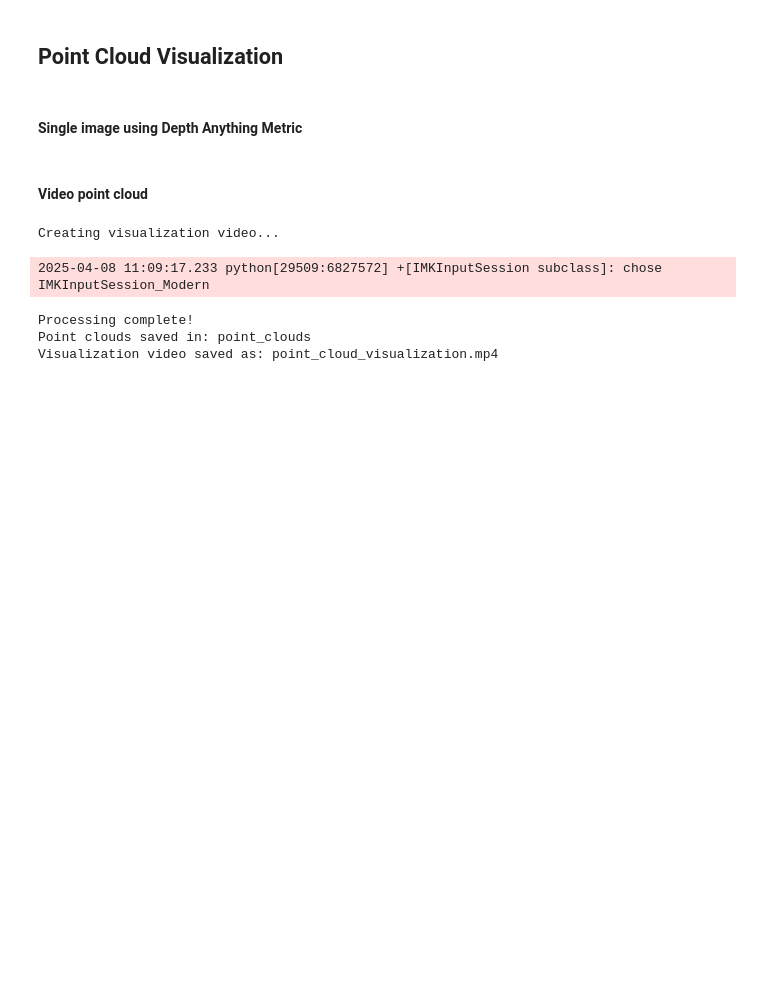
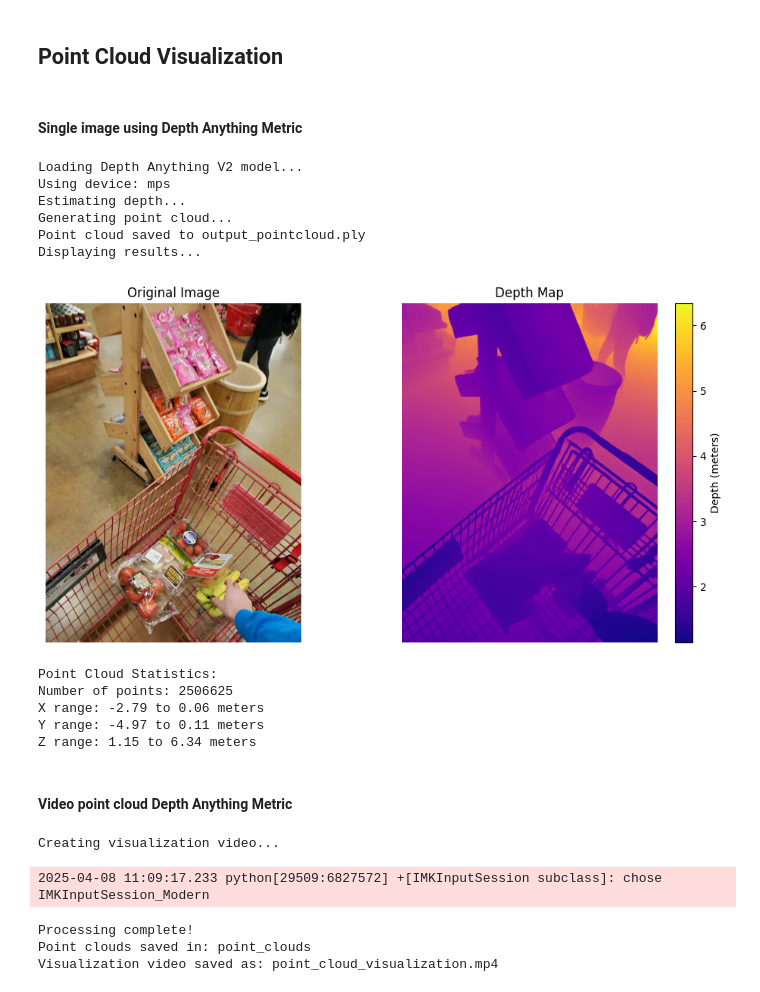
Before and after one commit to OMGrab/Multimodal-video-annotation, a Jupyter notebook: multimodal_annotation.ipynb, the cells around one changed output. Drawn from its saved outputs; the diff is of its cells as text; code cells hidden in the pictures; blank space fills up the shorter version.

```diff
--- a/multimodal_annotation.ipynb
+++ b/multimodal_annotation.ipynb
@@ -304,6 +532,7 @@ import cv2
 from transformers import AutoImageProcessor, AutoModelForDepthEstimation
 import matplotlib.pyplot as plt
 
+
 def get_device():
     """Get the best available device (MPS, CUDA, or CPU)"""
     if torch.backends.mps.is_available():
@@ -312,28 +541,32 @@ def get_device():
         return torch.device("cuda")
     return torch.device("cpu")
 
-def rectify_images(image_path, camera_matrix, dist_coeffs):
-    """Rectify and undistort a single image using camera calibration parameters"""
+def rectify_image(image_path, camera_matrix, dist_coeffs):
+    """Rectify, undistort, and crop a single image to the maximum valid rectangle."""
     # Load image
     image = cv2.imread(image_path)
     if image is None:
         raise ValueError(f"Could not load image at {image_path}")
 
-    # Get image size
-    image_size = (image.shape[1], image.shape[0])
+    h, w = image.shape[:2]
 
-    # Undistort image using camera parameters
-    undistorted = cv2.undistort(image, camera_matrix, dist_coeffs, None, camera_matrix)
+    # Get the optimal new camera matrix and region of interest (ROI) with alpha=0
+    # alpha=0 means the returned matrix ensures no black pixels are visible after undistortion
+    newcameramtx, roi = cv2.getOptimalNewCameraMatrix(camera_matrix, dist_coeffs, (w,h), 0, (w,h))
 
-    # Convert BGR to RGB
-    undistorted_rgb = cv2.cvtColor(undistorted, cv2.COLOR_BGR2RGB)
+    # Undistort the image using the new optimal camera matrix
+    undistorted = cv2.undistort(image, camera_matrix, dist_coeffs, None, newcameramtx)
 
-    # Save undistorted image with original name + rectified
-    image_name = image_path.split("/")[-1]
-    base_name = image_name.rsplit(".", 1)[0]
-    cv2.imwrite(f"{base_name}_rectified.jpg", undistorted)
+    # Crop the image to the calculated ROI
+    x, y, w_roi, h_roi = roi
+    cropped_undistorted = undistorted[y:y+h_roi, x:x+w_roi]
 
-    return undistorted_rgb
+    # Convert the *cropped* BGR image to RGB
+    cropped_undistorted_rgb = cv2.cvtColor(cropped_undistorted, cv2.COLOR_BGR2RGB)
+
+    return cropped_undistorted_rgb
+
+
 
 def load_depth_model(model_name="depth-anything/Depth-Anything-V2-Metric-Indoor-Large-hf"):
     """Load the Depth Anything V2 model and processor with MPS acceleration"""
@@ -349,7 +582,7 @@ def load_depth_model(model_name="depth-anything/Depth-Anything-V2-Metric-Indoor-
 def estimate_depth(image_path, model, processor, device, camera_matrix, dist_coeffs):
     """Estimate depth from image using Depth Anything V2"""
     # First rectify the image
-    image_rgb = rectify_images(image_path, camera_matrix, dist_coeffs)
+    image_rgb = rectify_image(image_path, camera_matrix, dist_coeffs)
 
     # Convert to PIL Image
     image_pil = Image.fromarray(image_rgb)
@@ -377,16 +610,10 @@ def estimate_depth(image_path, model, processor, device, camera_matrix, dist_coe
     prediction = prediction.cpu()
     return image_rgb, prediction.numpy()
 
-def create_point_cloud(rgb_image, depth_map, fx=None, fy=None, cx=None, cy=None):
+def create_point_cloud(rgb_image, depth_map, camera_intrinsics):
     """Convert RGB-D to point cloud using camera intrinsics"""
     # Get image dimensions
     height, width = depth_map.shape
-
-    camera_intrinsics = np.array([
-        [1.06936178e+03, 0.00000000e+00, 5.55299273e+02],
-        [0.00000000e+00, 1.06969222e+03, 9.44910636e+02],
-        [0.00000000e+00, 0.00000000e+00, 1.00000000e+00]
-    ])
 
     fx = camera_intrinsics[0, 0]
     fy = camera_intrinsics[1, 1]
@@ -410,9 +637,9 @@ def create_point_cloud(rgb_image, depth_map, fx=None, fy=None, cx=None, cy=None)
     pcd.points = o3d.utility.Vector3dVector(points)
     pcd.colors = o3d.utility.Vector3dVector(colors)
 
-    # Remove invalid points and statistical outliers
-    pcd = pcd.voxel_down_sample(voxel_size=0.01)
-    pcd, _ = pcd.remove_statistical_outlier(nb_neighbors=20, std_ratio=2.0)
+    # # Remove invalid points and statistical outliers
+    # pcd = pcd.voxel_down_sample(voxel_size=0.01)
+    # pcd, _ = pcd.remove_statistical_outlier(nb_neighbors=20, std_ratio=2.0)
 
     return pcd
 
@@ -469,16 +696,13 @@ def process_batch(image_paths, output_dir, model, processor, device, camera_matr
 
 def main():
     # Parameters
-    image_path = "checkerboards/left eye checkerboard 5x7 B4/PHOTO_0.jpg"
+    image_path = "media/images/grab_banana.jpg"
     output_path = "output_pointcloud.ply"
-    camera_matrix = np.array([
-        [1.06936178e+03, 0.00000000e+00, 5.55299273e+02],
-        [0.00000000e+00, 1.06969222e+03, 9.44910636e+02],
-        [0.00000000e+00, 0.00000000e+00, 1.00000000e+00]
-    ])
-    dist_coeffs = np.array([-1.99776871e+01,  1.00589620e+02, -2.71777936e-04, -2.43811396e-03,
-    4.17712267e+00, -1.96040869e+01,  9.31088031e+01,  4.20762430e+01])
+    path_distortion = "media/camera_intrinsics_extrinsics/Meta Rayban/distortion_coefficients.npy"
+    path_intrinsics = "media/camera_intrinsics_extrinsics/Meta Rayban/camera_intrinsics.npy"
 
+    camera_matrix = np.load(path_intrinsics)
+    dist_coeffs = np.load(path_distortion)
 
     # Load model with MPS acceleration
     print("Loading Depth Anything V2 model...")
@@ -489,36 +713,49 @@ def main():
     image, depth_map = estimate_depth(image_path, model, processor, device, camera_matrix, dist_coeffs)
 
     # Create point cloud
     print("Generating point cloud...")
-    point_cloud = create_point_cloud(image, depth_map)
+    point_cloud = create_point_cloud(image, depth_map, camera_matrix)
 
     # Save point cloud
     o3d.io.write_point_cloud(output_path, point_cloud)
     print(f"Point cloud saved to {output_path}")
 
     # Visualize results
     print("Displaying results...")
     visualize_results(image, depth_map, point_cloud)
 
     # Print statistics
     points = np.asarray(point_cloud.points)
     print("\nPoint Cloud Statistics:")
     print(f"Number of points: {len(points)}")
     print(f"X range: {points[:,0].min():.2f} to {points[:,0].max():.2f} meters")
     print(f"Y range: {points[:,1].min():.2f} to {points[:,1].max():.2f} meters")
     print(f"Z range: {points[:,2].min():.2f} to {points[:,2].max():.2f} meters")
 
 if __name__ == "__main__":
     # For processing a single image
     main()
 
     # For processing multiple images
     # image_paths = glob.glob("path/to/images/*.jpg")
     # output_dir = "path/to/output"
     # model, processor, device = load_depth_model()
     # process_batch(image_paths, output_dir, model, processor, device)
+# %% [output]
+Loading Depth Anything V2 model...
+Using device: mps
+Estimating depth...
+Generating point cloud...
+Point cloud saved to output_pointcloud.ply
+Displaying results...
+[figure, added]
+Point Cloud Statistics:
+Number of points: 2506625
+X range: -2.79 to 0.06 meters
+Y range: -4.97 to 0.11 meters
+Z range: 1.15 to 6.34 meters
 # %% [markdown]
-#### Video point cloud
+#### Video point cloud Depth Anything Metric
 # %%
 import torch
 import numpy as np
```
Also changed, not shown: parts of 5 cells of this notebook, 5 other files.
